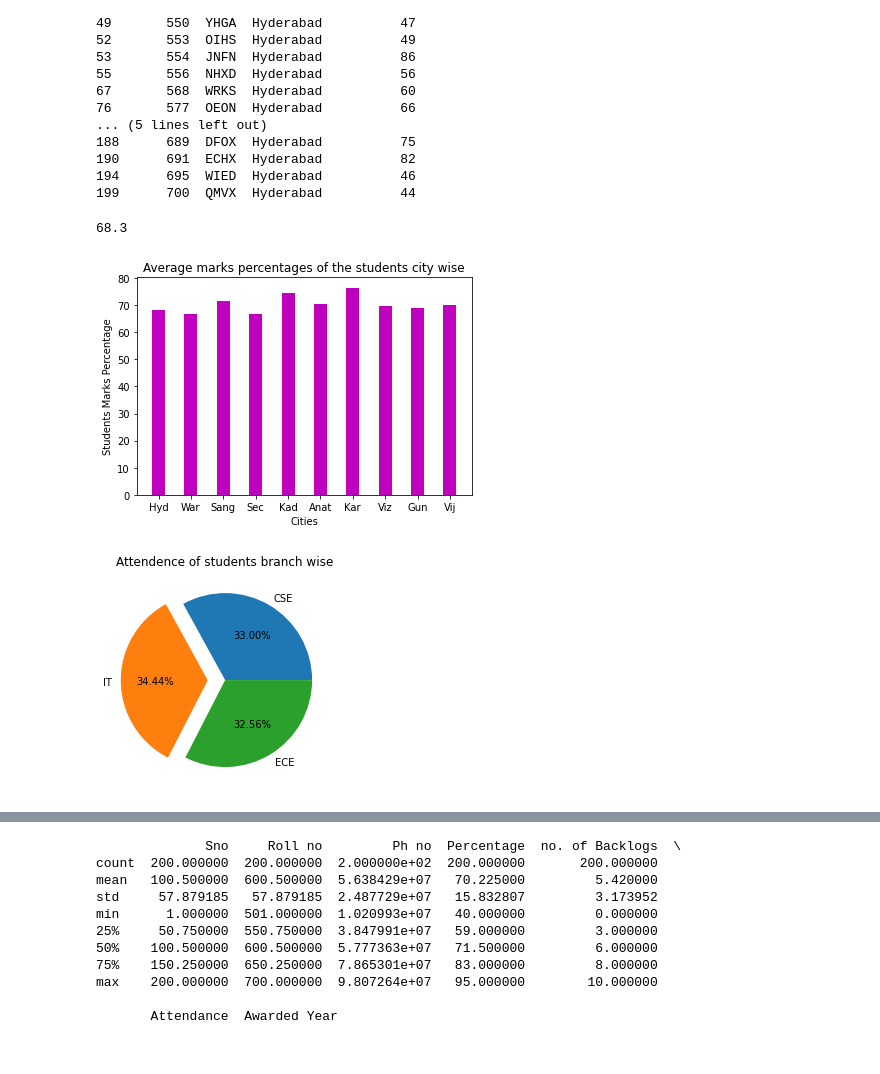
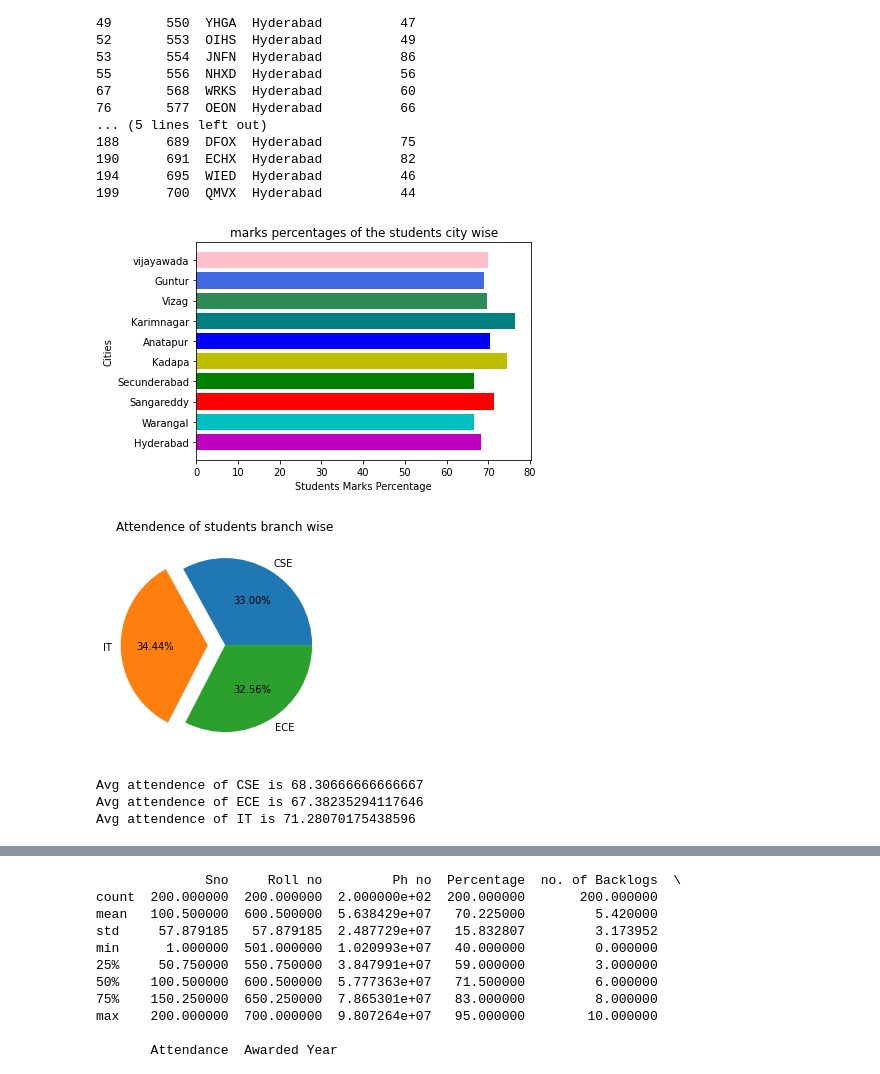
Before and after one commit to Jelsingeprajwal/data-visualisation-assignment, a Jupyter notebook: DV_assignment.ipynb, the cells around one changed output, grey strips where cells are left out. Drawn from its saved outputs; the diff is of its cells as text; code cells hidden in the pictures.

```diff
--- a/DV_assignment.ipynb
+++ b/DV_assignment.ipynb
@@ -88,41 +88,27 @@ print(hyd_percentage)
 199      700  QMVX  Hyderabad          44
 # %%
 #2. What are the marks percentages of the students city wise?
-len(student_details['City'].drop_duplicates())
-student_details['City'].drop_duplicates()
-# print(student_details['City'].drop_duplicates())
 c=student_details.groupby('City')
-hyd=c.get_group('Hyderabad')
-war=c.get_group('Warangal')
-sang=c.get_group('Sangareddy')
-sec=c.get_group('Secunderabad')
-kad=c.get_group('Kadappa')
-anat=c.get_group('Anantapur')
-kar=c.get_group('Karimnagar')
-viz=c.get_group('Vizag')
-gun=c.get_group('Guntur')
-vij=c.get_group('Vijayawada')
-hyd_percentage=hyd['Percentage'].mean()
-sang_percentage=sang['Percentage'].mean()
-sec_percentage=sec['Percentage'].mean()
-kad_percentage=kad['Percentage'].mean()
-anat_percentage=anat['Percentage'].mean()
-viz_percentage=viz['Percentage'].mean()
-gun_percentage=gun['Percentage'].mean()
-vij_percentage=vij['Percentage'].mean()
-kar_percentage=kar['Percentage'].mean()
-war_percentage=war['Percentage'].mean()
-print(hyd_percentage)
-plt.bar(['Hyd','War','Sang','Sec','Kad','Anat','Kar','Viz','Gun','Vij'],
-        [hyd_percentage,war_percentage,sang_percentage,sec_percentage,kad_percentage,anat_percentage,kar_percentage,viz_percentage,gun_percentage,vij_percentage],
-        width=0.4,color=['m'])
-plt.title('Average marks percentages of the students city wise')
-plt.xlabel('Cities')
-plt.ylabel('Students Marks Percentage')
+city=list(c)
+hyd=c.get_group('Hyderabad')['Percentage'].mean()
+war=c.get_group('Warangal')['Percentage'].mean()
+sang=c.get_group('Sangareddy')['Percentage'].mean()
+sec=c.get_group('Secunderabad')['Percentage'].mean()
+kad=c.get_group('Kadappa')['Percentage'].mean()
+anat=c.get_group('Anantapur')['Percentage'].mean()
+kar=c.get_group('Karimnagar')['Percentage'].mean()
+viz=c.get_group('Vizag')['Percentage'].mean()
+gun=c.get_group('Guntur')['Percentage'].mean()
+vij=c.get_group('Vijayawada')['Percentage'].mean()
+plt.barh(['Hyderabad','Warangal','Sangareddy','Secunderabad','Kadapa','Anatapur','Karimnagar','Vizag','Guntur','vijayawada'],[hyd,war,sang,sec,kad,anat,kar,viz,gun,vij],
+color=['m','c','r','g','y','b','teal','seagreen','royalblue','pink'])
+plt.title('marks percentages of the students city wise')
+plt.xlabel('Students Marks Percentage')
+
+plt.ylabel('Cities')
 plt.show()
 # %% [output]
-68.3
-[figure, old version]
+[figure, new version]
 # %%
 #3. Which Branch Students attendance is better?
 b=student_details.groupby('Branch')
@@ -139,11 +125,17 @@ ece=np.array(ece_attendance['Attendance'])
 # plt.bar(['CSE','IT','ECE'],[cse.mean(),it.mean(),ece.mean()],width=0.5) #BAR GRAPH
 # plt.ylabel('Branch Students attendance')
 # plt.xlabel('Branches')
+
 plt.pie([cse.mean(),it.mean(),ece.mean()],explode=[0,0.2,0],labels=['CSE','IT','ECE'],autopct='%1.2f%%') # PIE CHART
 plt.title('Attendence of students branch wise')
-
 plt.show()
+print("Avg attendence of CSE is",cse.mean())
+print("Avg attendence of ECE is",ece.mean())
+print("Avg attendence of IT is",it.mean())
 # %% [output]
 [figure]
+Avg attendence of CSE is 68.30666666666667
+Avg attendence of ECE is 67.38235294117646
+Avg attendence of IT is 71.28070175438596
 # %%
 #4. What is the Average percentage of marks of the students who are having less than 5 backlogs?
```
Also changed, not shown: parts of 4 cells of this notebook, 1 other file.
